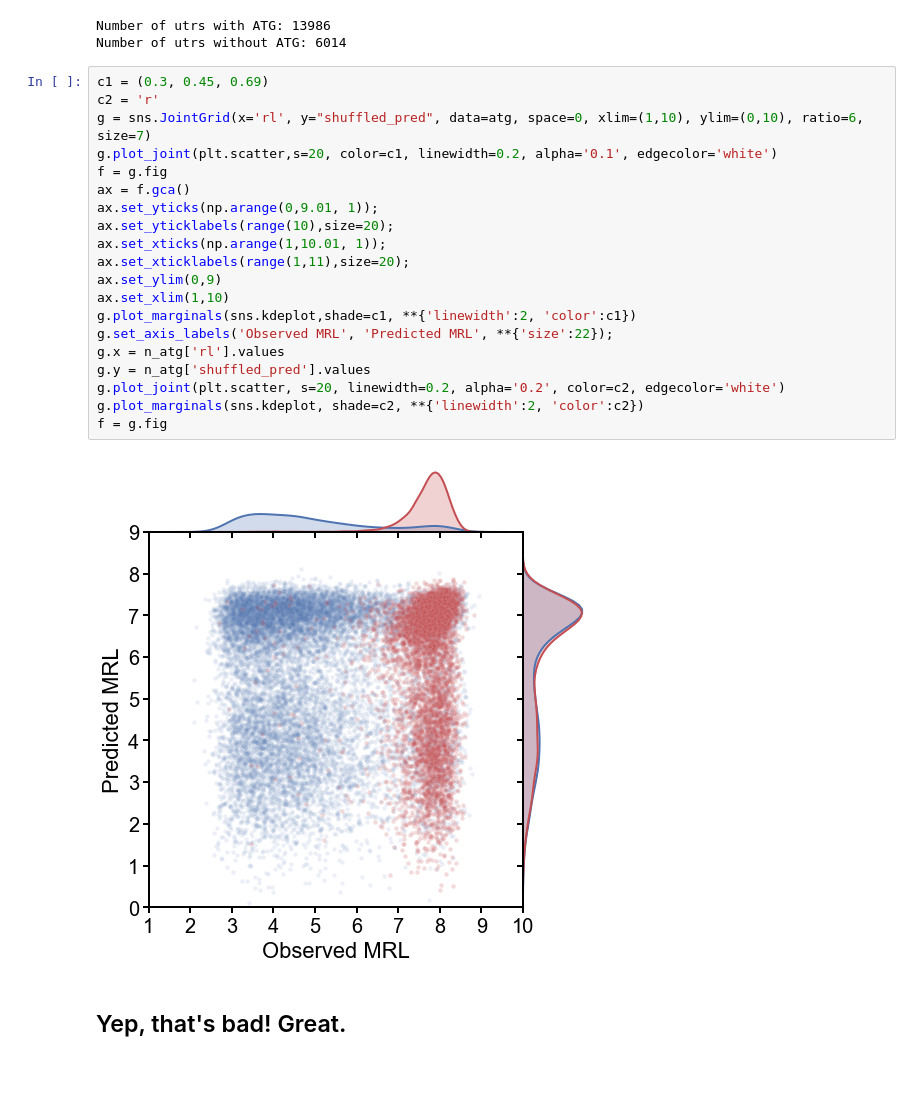
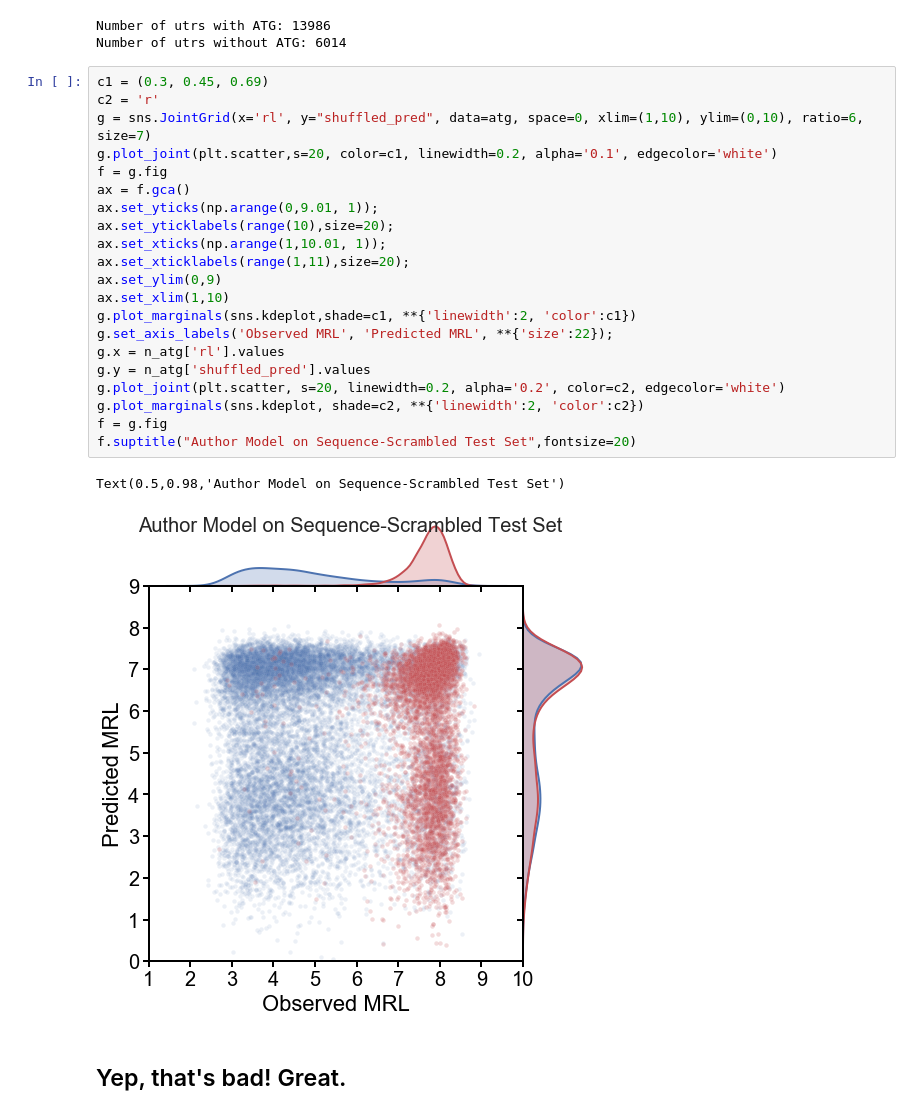
Before and after one commit to laueste/human_5utr_modeling, a Jupyter notebook: modeling/1_training_MRL_CNN_PermutationTest.ipynb, the cells around one changed output. Saved outputs shown, nothing was run; the diff lists cells and outputs as text; blank space fills up the shorter version.

```diff
--- a/modeling/1_training_MRL_CNN_PermutationTest.ipynb
+++ b/modeling/1_training_MRL_CNN_PermutationTest.ipynb
@@ -301,24 +294,26 @@ Number of utrs without ATG: 6014
 # %%
 c1 = (0.3, 0.45, 0.69)
 c2 = 'r'
 g = sns.JointGrid(x='rl', y="shuffled_pred", data=atg, space=0, xlim=(1,10), ylim=(0,10), ratio=6, size=7)
 g.plot_joint(plt.scatter,s=20, color=c1, linewidth=0.2, alpha='0.1', edgecolor='white')
 f = g.fig
 ax = f.gca()
 ax.set_yticks(np.arange(0,9.01, 1));
 ax.set_yticklabels(range(10),size=20);
 ax.set_xticks(np.arange(1,10.01, 1));
 ax.set_xticklabels(range(1,11),size=20);
 ax.set_ylim(0,9)
 ax.set_xlim(1,10)
 g.plot_marginals(sns.kdeplot,shade=c1, **{'linewidth':2, 'color':c1})
 g.set_axis_labels('Observed MRL', 'Predicted MRL', **{'size':22});
 g.x = n_atg['rl'].values
 g.y = n_atg['shuffled_pred'].values
 g.plot_joint(plt.scatter, s=20, linewidth=0.2, alpha='0.2', color=c2, edgecolor='white')
 g.plot_marginals(sns.kdeplot, shade=c2, **{'linewidth':2, 'color':c2})
 f = g.fig
+f.suptitle("Author Model on Sequence-Scrambled Test Set",fontsize=20)
 # %% [output]
+Text(0.5,0.98,'Author Model on Sequence-Scrambled Test Set')
-[figure, old version]
+[figure, new version]
 # %% [markdown]
 ## Yep, that's bad! Great.
```
Also changed, not shown: parts of 8 cells of this notebook, 5 other files.
